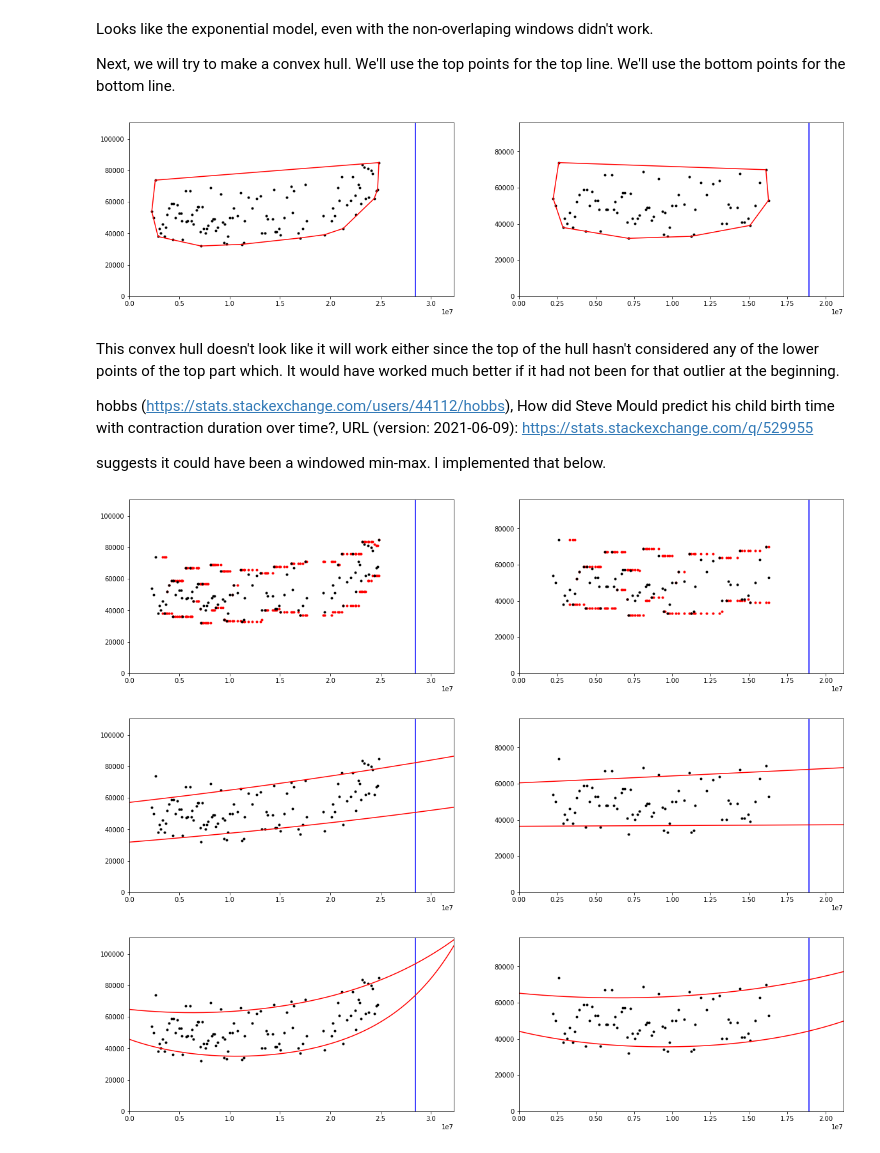
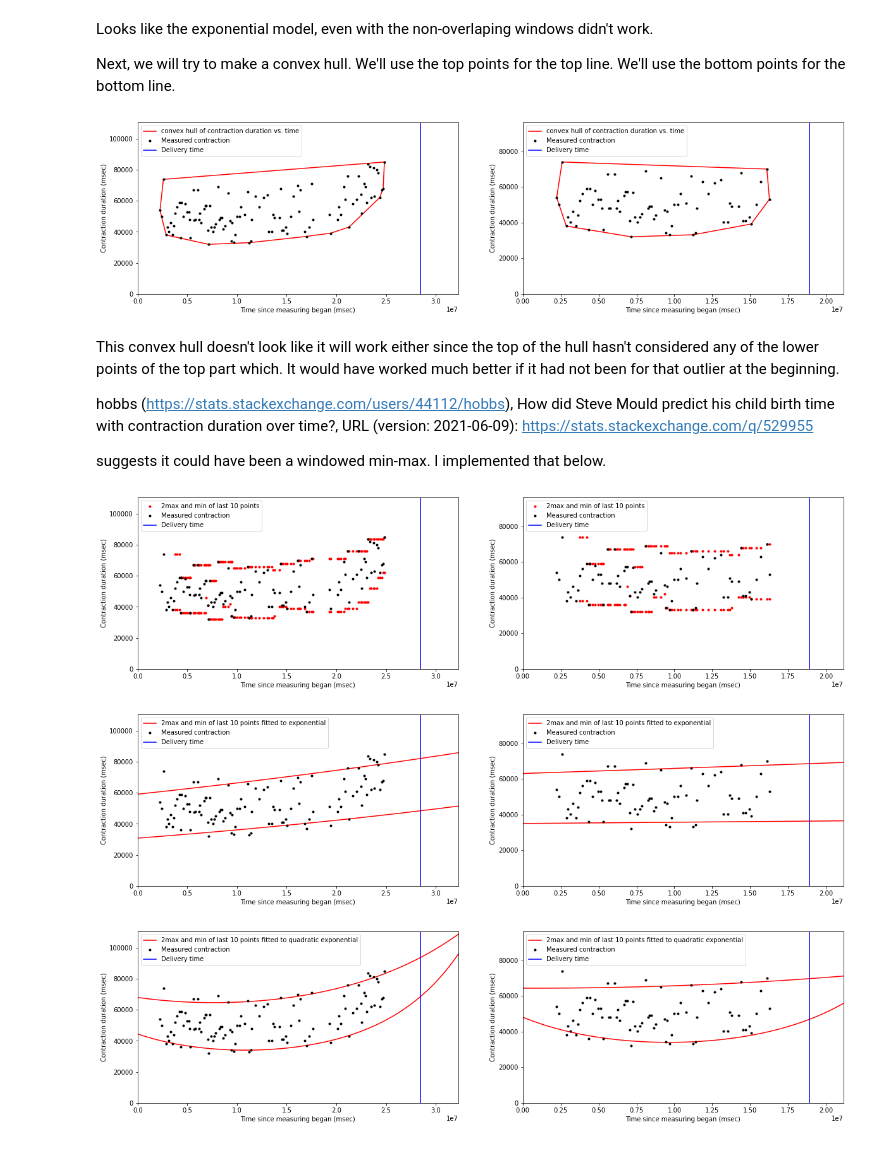
Before and after one commit to josephmate/PredictBabyDelivery, a Jupyter notebook: analysis.ipynb, the cells around one changed output. Drawn from its saved outputs; the diff is of its cells as text; code cells hidden in the pictures.

Commit message:
added legends

```diff
--- a/analysis.ipynb
+++ b/analysis.ipynb
@@ -231,9 +251,11 @@ for i in range(0, len(datasets)):
 # %% [markdown]
 Exponential model with divided windows instead of repeated windows:
 # %%
-plot_datasets()
+
 for i in range(0, len(datasets)):
   plt.subplot(SUB_PLOT_ROWS, SUB_PLOT_COLS, i+1)
-  plot_exponential(divided_windowed_time_msec_datasets[i], divided_window_mean_upper_datasets[i])
+  label_str = str(NUM_SIGMAS) + "*std dev + or - mean using last " + str(WINDOW_SIZE) + " non-overlapping points fitted to exponential"
+  plot_exponential(divided_windowed_time_msec_datasets[i], divided_window_mean_upper_datasets[i], label=label_str)
   plot_exponential(divided_windowed_time_msec_datasets[i], divided_window_mean_lower_datasets[i])
+plot_datasets()
 # %% [output]
@@ -281,12 +303,12 @@ for i in range(0, len(datasets)):
   convex_hull_x_datasets.append(convex_hull_x)
   convex_hull_y_datasets.append(convex_hull_y)
 
-plot_datasets()
 for i in range(0, len(datasets)):
   plt.subplot(SUB_PLOT_ROWS, SUB_PLOT_COLS, i+1)
-  plt.plot(convex_hull_x_datasets[i], convex_hull_y_datasets[i], '-', color='red')
+  plt.plot(convex_hull_x_datasets[i], convex_hull_y_datasets[i], '-', color='red', label="convex hull of contraction duration vs. time")
+plot_datasets()
 # %% [output]
-[figure, old version]
+[figure, new version]
 # %% [markdown]
 This convex hull doesn't look like it will work either since the top of the hull hasn't considered any of the lower points of the top part which.
 It would have worked much better if it had not been for that outlier at the beginning.
@@ -314,25 +336,30 @@ for i in range(0, len(datasets)):
 
 for i in range(0, len(datasets)):
   plt.subplot(SUB_PLOT_ROWS, SUB_PLOT_COLS, i+1)
-  plt.plot(overlapping_windowed_time_msec_datasets[i], overlapping_windowed_max_datasets[i], '.', color='red')
+  label_str = str(NUM_SIGMAS) + "max and min of last " + str(WINDOW_SIZE) + " points"
+  plt.plot(overlapping_windowed_time_msec_datasets[i], overlapping_windowed_max_datasets[i], '.', color='red', label=label_str)
   plt.plot(overlapping_windowed_time_msec_datasets[i], overlapping_windowed_min_datasets[i], '.', color='red')
 plot_datasets()
 # %% [output]
-[figure, old version]
+[figure, new version]
 # %%
-plot_datasets()
+
 for i in range(0, len(datasets)):
   plt.subplot(SUB_PLOT_ROWS, SUB_PLOT_COLS, i+1)
-  plot_exponential(overlapping_windowed_time_msec_datasets[i], overlapping_windowed_max_datasets[i])
+  label_str = str(NUM_SIGMAS) + "max and min of last " + str(WINDOW_SIZE) + " points fitted to exponential"
+  plot_exponential(overlapping_windowed_time_msec_datasets[i], overlapping_windowed_max_datasets[i], label=label_str)
   plot_exponential(overlapping_windowed_time_msec_datasets[i], overlapping_windowed_min_datasets[i])
+plot_datasets()
 # %% [output]
-[figure, old version]
+[figure, new version]
 # %%
-plot_datasets()
+
 for i in range(0, len(datasets)):
   plt.subplot(SUB_PLOT_ROWS, SUB_PLOT_COLS, i+1)
-  plot_quadratic_exponential(overlapping_windowed_time_msec_datasets[i], overlapping_windowed_max_datasets[i])
+  label_str = str(NUM_SIGMAS) + "max and min of last " + str(WINDOW_SIZE) + " points fitted to quadratic exponential"
+  plot_quadratic_exponential(overlapping_windowed_time_msec_datasets[i], overlapping_windowed_max_datasets[i], label=label_str)
   plot_quadratic_exponential(overlapping_windowed_time_msec_datasets[i], overlapping_windowed_min_datasets[i])
+plot_datasets()
 # %% [output]
-[figure, old version]
+[figure, new version]
 # %%
```
Also changed, not shown: parts of 11 cells of this notebook.
